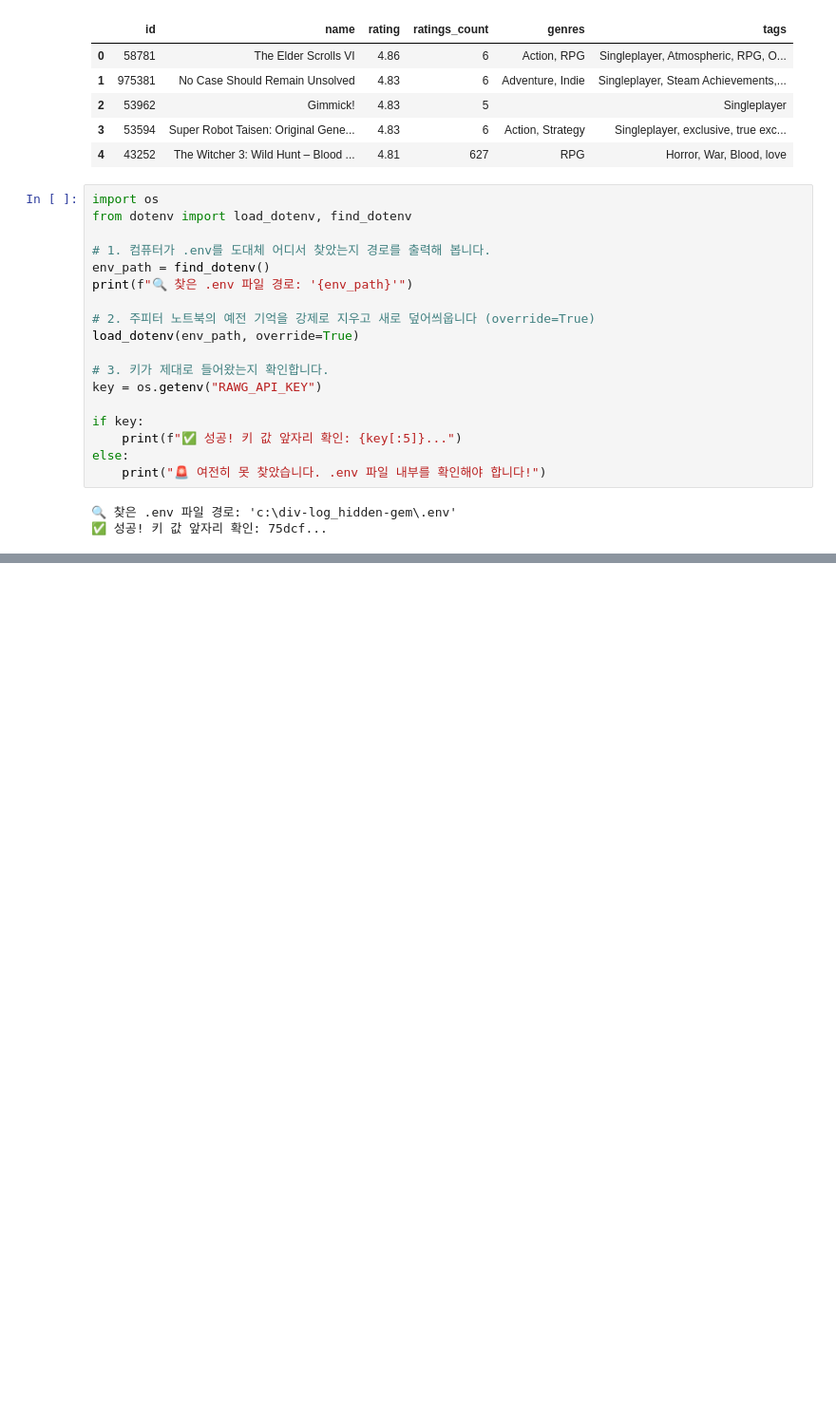
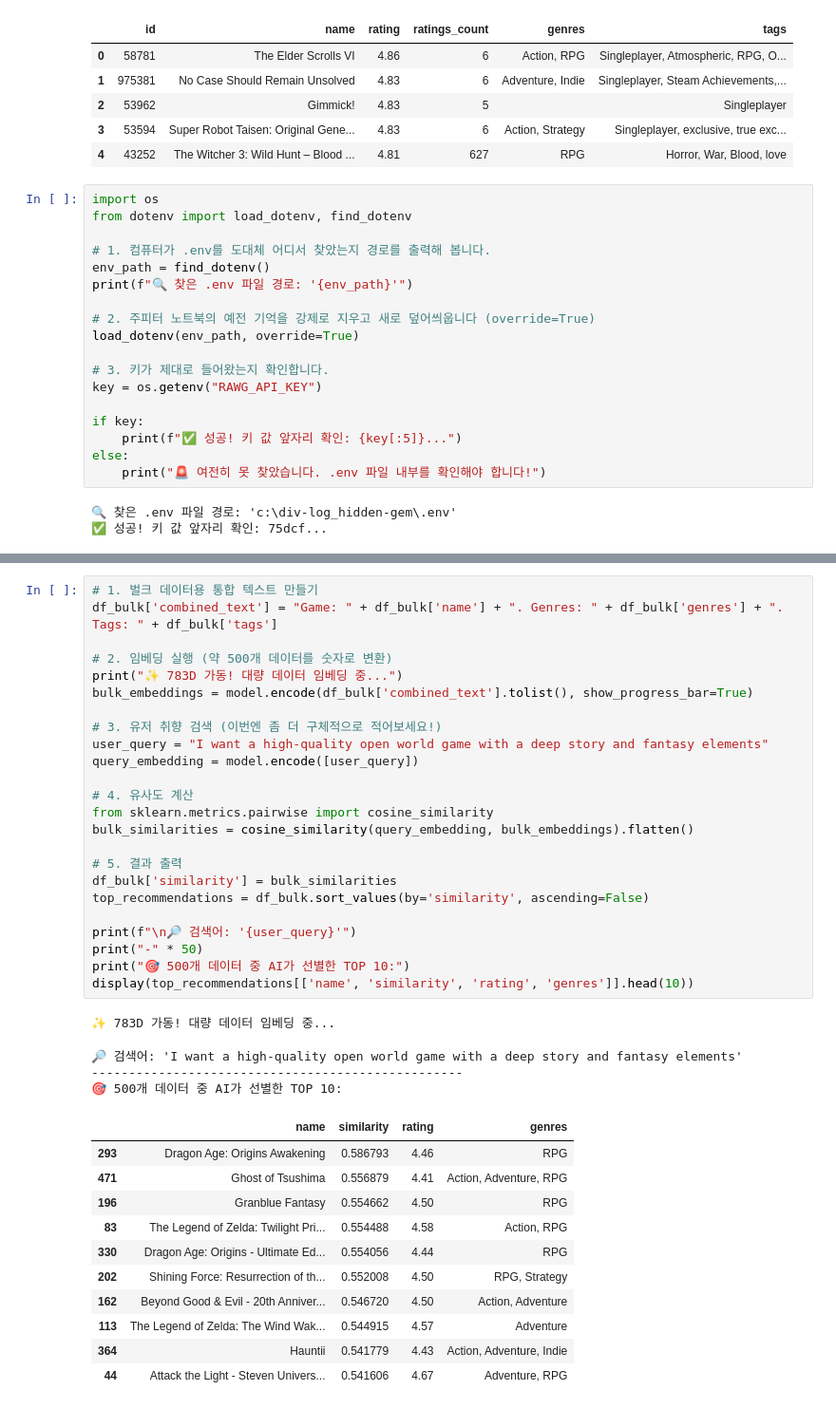
Before and after one commit to juntae0123/hidden-gem-devlog, a Jupyter notebook: 26-03/0322.ipynb, the cells around one changed output, grey strips where cells are left out. Shown at 95% size. Drawn from its saved outputs; the diff is of its cells as text; blank space fills up the shorter version.

```diff
--- a/26-03/0322.ipynb
+++ b/26-03/0322.ipynb
@@ -89,0 +307,40 @@ else:
+# %%
+# 1. 벌크 데이터용 통합 텍스트 만들기
+df_bulk['combined_text'] = "Game: " + df_bulk['name'] + ". Genres: " + df_bulk['genres'] + ". Tags: " + df_bulk['tags']
+
+# 2. 임베딩 실행 (약 500개 데이터를 숫자로 변환)
+print("✨ 783D 가동! 대량 데이터 임베딩 중...")
+bulk_embeddings = model.encode(df_bulk['combined_text'].tolist(), show_progress_bar=True)
+
+# 3. 유저 취향 검색 (이번엔 좀 더 구체적으로 적어보세요!)
+user_query = "I want a high-quality open world game with a deep story and fantasy elements"
+query_embedding = model.encode([user_query])
+
+# 4. 유사도 계산
+from sklearn.metrics.pairwise import cosine_similarity
+bulk_similarities = cosine_similarity(query_embedding, bulk_embeddings).flatten()
+
+# 5. 결과 출력
+df_bulk['similarity'] = bulk_similarities
+top_recommendations = df_bulk.sort_values(by='similarity', ascending=False)
+
+print(f"\n🔎 검색어: '{user_query}'")
+print("-" * 50)
+print("🎯 500개 데이터 중 AI가 선별한 TOP 10:")
+display(top_recommendations[['name', 'similarity', 'rating', 'genres']].head(10))
+# %% [output]
+✨ 783D 가동! 대량 데이터 임베딩 중...
+🔎 검색어: 'I want a high-quality open world game with a deep story and fantasy elements'
+--------------------------------------------------
+🎯 500개 데이터 중 AI가 선별한 TOP 10:
+|  | name | similarity | rating | genres |
+| 293 | Dragon Age: Origins Awakening | 0.586793 | 4.46 | RPG |
+| 471 | Ghost of Tsushima | 0.556879 | 4.41 | Action, Adventure, RPG |
+| 196 | Granblue Fantasy | 0.554662 | 4.50 | RPG |
+| 83 | The Legend of Zelda: Twilight Pri... | 0.554488 | 4.58 | Action, RPG |
+| 330 | Dragon Age: Origins - Ultimate Ed... | 0.554056 | 4.44 | RPG |
+| 202 | Shining Force: Resurrection of th... | 0.552008 | 4.50 | RPG, Strategy |
+| 162 | Beyond Good & Evil - 20th Anniver... | 0.546720 | 4.50 | Action, Adventure |
+| 113 | The Legend of Zelda: The Wind Wak... | 0.544915 | 4.57 | Adventure |
+| 364 | Hauntii | 0.541779 | 4.43 | Action, Adventure, Indie |
+| 44 | Attack the Light - Steven Univers... | 0.541606 | 4.67 | Adventure, RPG |
```
Also changed, not shown: parts of 7 cells of this notebook.
